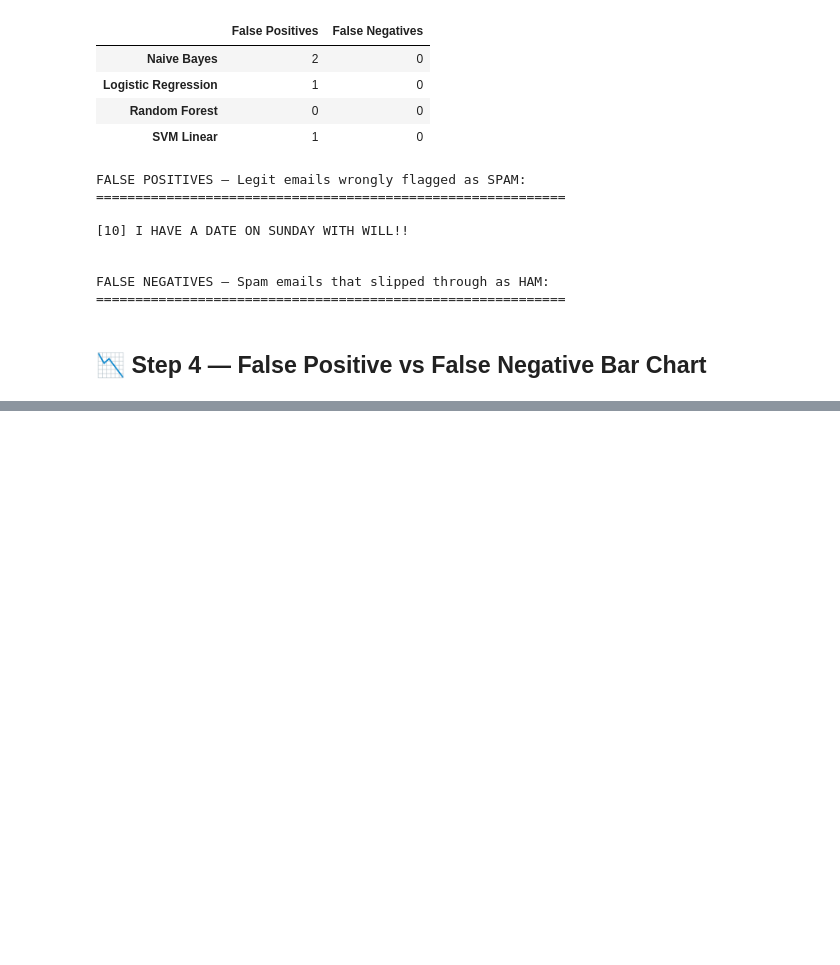
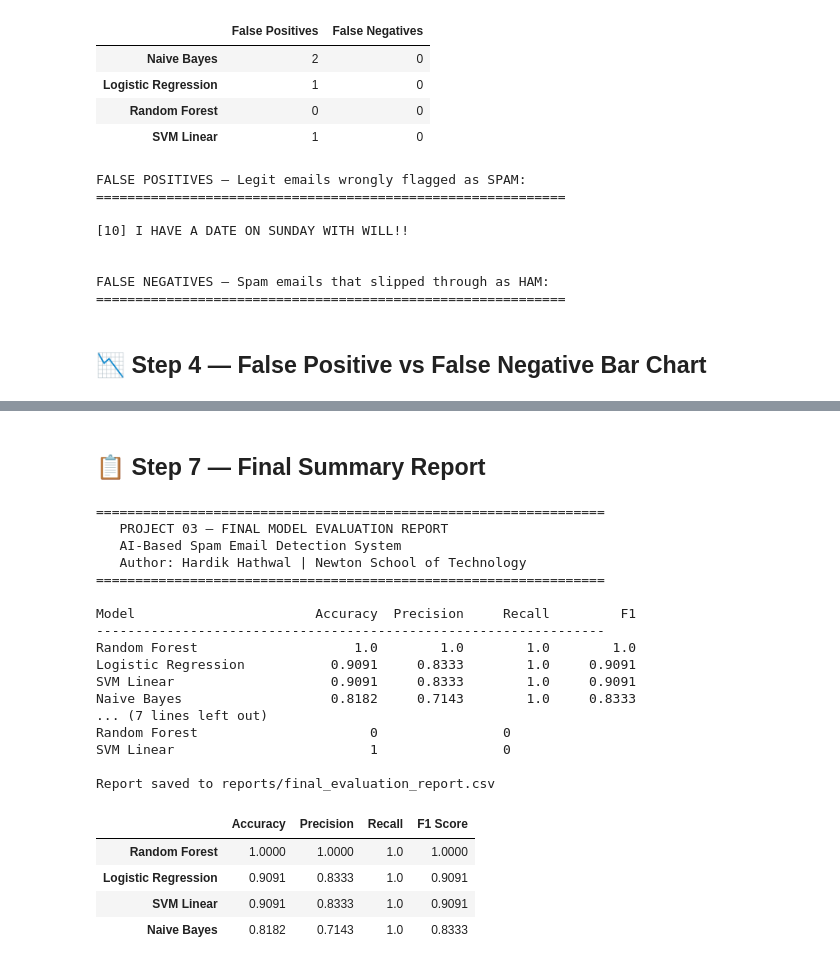
Before and after one commit to Kidrah-kun/spam-detector, a Jupyter notebook: notebooks/Phase4_Evaluation.ipynb, the cells around one changed output, grey strips where cells are left out. Saved outputs shown, nothing was run; the diff lists cells and outputs as text; code cells hidden in the pictures; blank space fills up the shorter version.

```diff
--- a/notebooks/Phase4_Evaluation.ipynb
+++ b/notebooks/Phase4_Evaluation.ipynb
@@ -209,0 +293,47 @@ FALSE NEGATIVES — Spam emails that slipped through as HAM:
+# %% [markdown]
+## 📋 Step 7 — Final Summary Report
+# %%
+metrics_df = pd.DataFrame(all_metrics).T
+metrics_df = metrics_df.sort_values('F1 Score', ascending=False)
+
+print('\n' + '='*65)
+print('   PROJECT 03 — FINAL MODEL EVALUATION REPORT')
+print('   AI-Based Spam Email Detection System')
+print('   Author: Hardik Hathwal | Newton School of Technology')
+print('='*65)
+print(f'\n{"Model":<25} {"Accuracy":>10} {"Precision":>10} {"Recall":>10} {"F1":>10}')
+print('-'*65)
+for model, row in metrics_df.iterrows():
+    print(f'{model:<25} {row["Accuracy"]:>10} {row["Precision"]:>10} {row["Recall"]:>10} {row["F1 Score"]:>10}')
+
+best = metrics_df.index[0]
+print(f'\n🏆 Best Model: {best} (F1 = {metrics_df.loc[best,"F1 Score"]})')
+print(f'\nFalse Positive Analysis:')
+print(fp_fn_df.to_string())
+
+metrics_df.to_csv('../reports/final_evaluation_report.csv')
+print('\nReport saved to reports/final_evaluation_report.csv')
+metrics_df
+# %% [output]
+=================================================================
+   PROJECT 03 — FINAL MODEL EVALUATION REPORT
+   AI-Based Spam Email Detection System
+   Author: Hardik Hathwal | Newton School of Technology
+=================================================================
+
+Model                       Accuracy  Precision     Recall         F1
+-----------------------------------------------------------------
+Random Forest                    1.0        1.0        1.0        1.0
+Logistic Regression           0.9091     0.8333        1.0     0.9091
+SVM Linear                    0.9091     0.8333        1.0     0.9091
+Naive Bayes                   0.8182     0.7143        1.0     0.8333
+... (7 lines left out)
+Random Forest                      0                0
+SVM Linear                         1                0
+
+Report saved to reports/final_evaluation_report.csv
+|  | Accuracy | Precision | Recall | F1 Score |
+| Random Forest | 1.0000 | 1.0000 | 1.0 | 1.0000 |
+| Logistic Regression | 0.9091 | 0.8333 | 1.0 | 0.9091 |
+| SVM Linear | 0.9091 | 0.8333 | 1.0 | 0.9091 |
+| Naive Bayes | 0.8182 | 0.7143 | 1.0 | 0.8333 |
```
Also changed, not shown: parts of 6 cells of this notebook, 4 other files.
